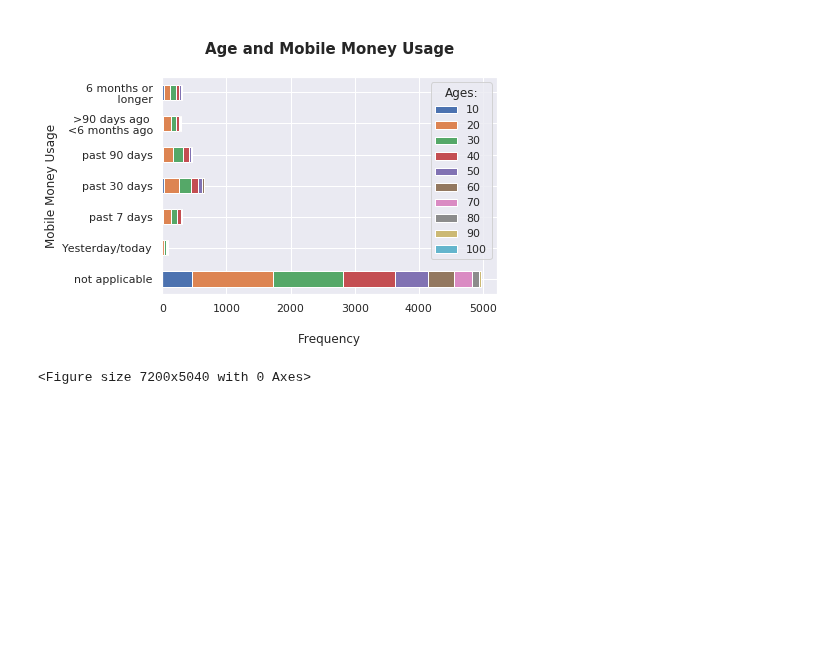
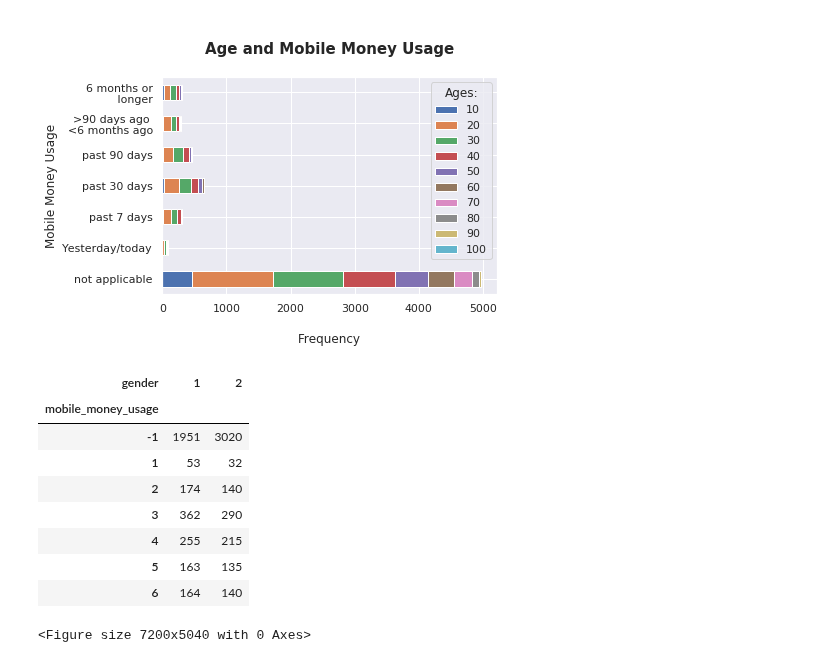
Before and after one commit to boitshepo97/tanzania-mobile-money, a Jupyter notebook: Financial Services Use In Tanzania.ipynb, the cells around one changed output. Cells and saved outputs as stored; diff of their text form; code cells hidden in the pictures; blank space fills up the shorter version.

```diff
--- a/Financial Services Use In Tanzania.ipynb
+++ b/Financial Services Use In Tanzania.ipynb
@@ -278,4 +290,19 @@ plt.show()
 # %% [output]
 <Figure size 7200x5040 with 0 Axes>
 [figure]
+# %%
+# Comparing Mobile Money Usage with Gender.
+gender = mob_mon.groupby(['gender', 'mobile_money_usage']).size().reset_index().pivot(columns='gender', index='mobile_money_usage', values=0)
+
+gender
+# %% [output]
+| gender | 1 | 2 |
+| mobile_money_usage |  |  |
+| -1 | 1951 | 3020 |
+| 1 | 53 | 32 |
+| 2 | 174 | 140 |
+| 3 | 362 | 290 |
+| 4 | 255 | 215 |
+| 5 | 163 | 135 |
+| 6 | 164 | 140 |
 # %%
```
Also changed, not shown: parts of 10 cells of this notebook.
